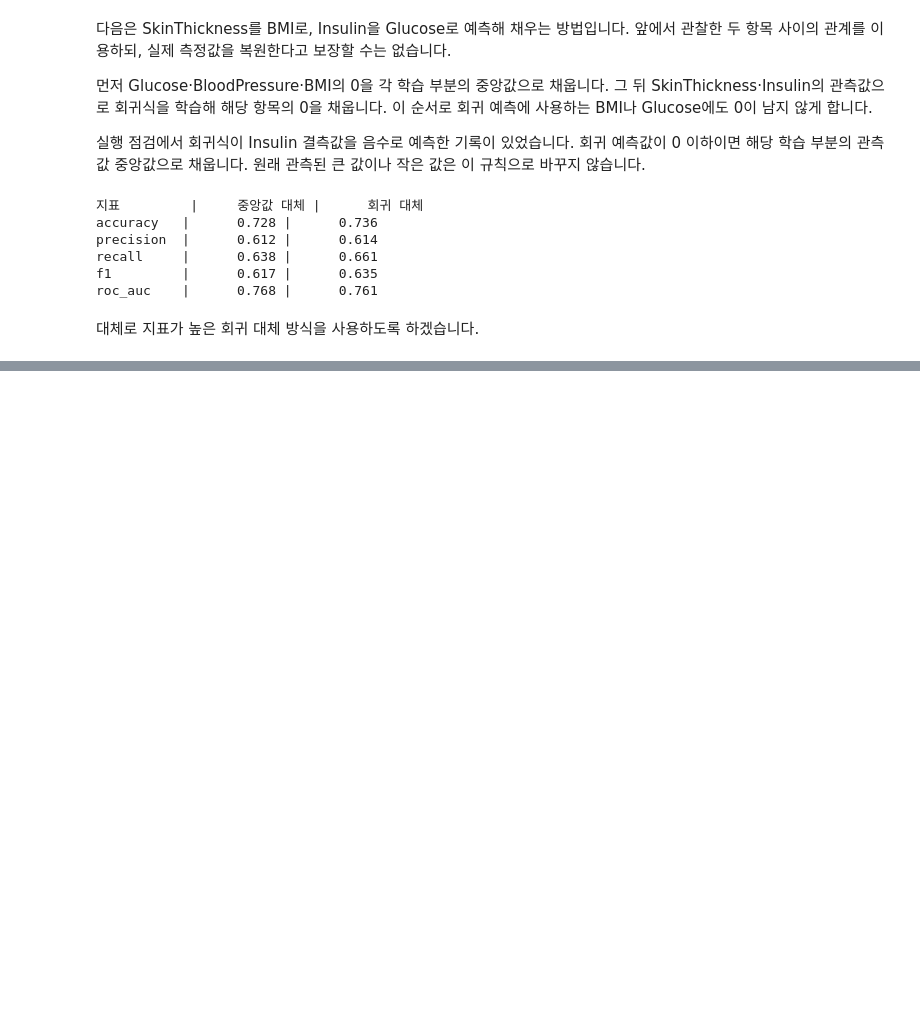
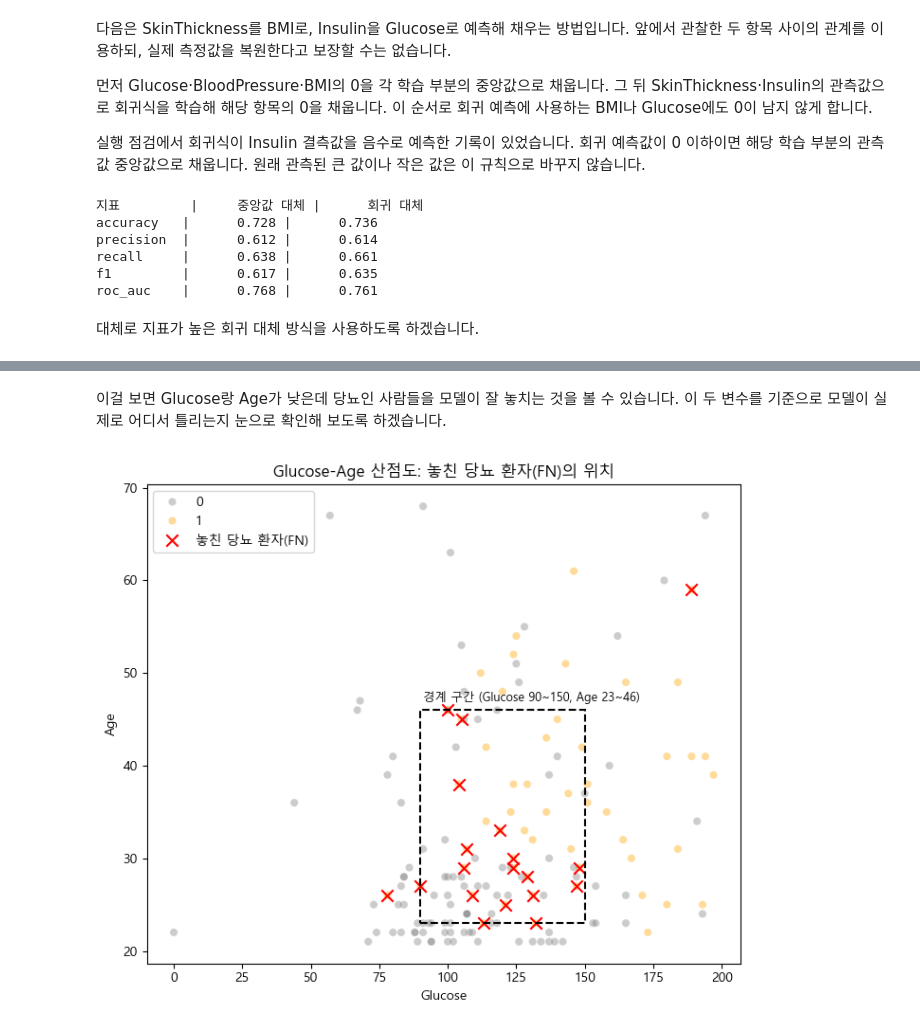
Before and after one commit to Hwi-Lecture/MachineLearning_basic, a Jupyter notebook: day2/6. 트리모델과 앙상블/2. Machine_Learning.ipynb, the cells around one changed output, grey strips where cells are left out. Saved outputs shown, nothing was run; the diff lists cells and outputs as text; code cells hidden in the pictures; blank space fills up the shorter version.

```diff
--- a/day2/6. 트리모델과 앙상블/2. Machine_Learning.ipynb
+++ b/day2/6. 트리모델과 앙상블/2. Machine_Learning.ipynb
@@ -583,0 +584,31 @@ roc_auc    |      0.768 |      0.761
+# %% [markdown]
+이걸 보면 Glucose랑 Age가 낮은데 당뇨인 사람들을 모델이 잘 놓치는 것을 볼 수 있습니다. 이 두 변수를 기준으로 모델이 실제로 어디서 틀리는지 눈으로 확인해 보도록 하겠습니다.
+# %%
+from matplotlib.patches import Rectangle
+
+fig, ax = plt.subplots(figsize=(7, 6))
+
+sns.scatterplot(
+    data=result_df, x="Glucose", y="Age", hue="실제",
+    palette={0: "gray", 1: "orange"}, alpha=0.4, ax=ax
+)
+
+fn_points = actual_positive[actual_positive["결과"] == "놓침(FN)"]
+ax.scatter(
+    fn_points["Glucose"], fn_points["Age"],
+    color="red", marker="x", s=80, label="놓친 당뇨 환자(FN)"
+)
+
+# Glucose·Age가 애매하게 겹치는 경계 구간
+ax.add_patch(Rectangle(
+    (90, 23), 150 - 90, 46 - 23,
+    fill=False, edgecolor="black", linestyle="--", linewidth=1.5
+))
+ax.text(91, 47, "경계 구간 (Glucose 90~150, Age 23~46)", fontsize=9)
+
+ax.set_title("Glucose-Age 산점도: 놓친 당뇨 환자(FN)의 위치")
+ax.legend()
+plt.tight_layout()
+plt.show()
+# %% [output]
+[figure, added]
```
Also changed, not shown: parts of 6 cells of this notebook.
